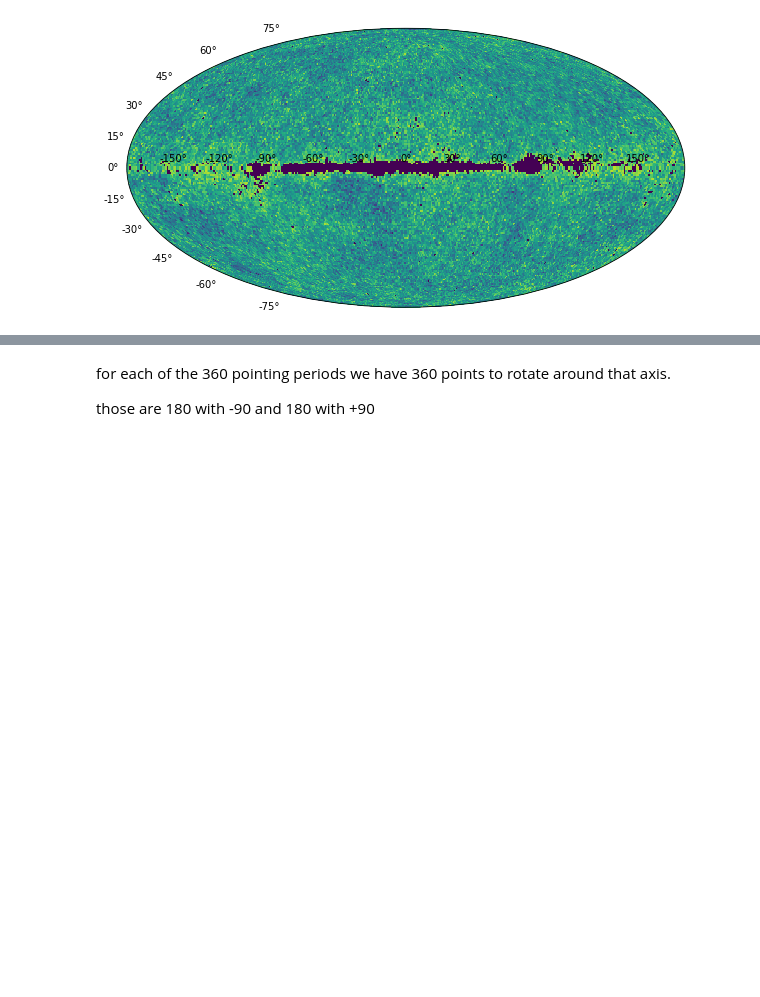
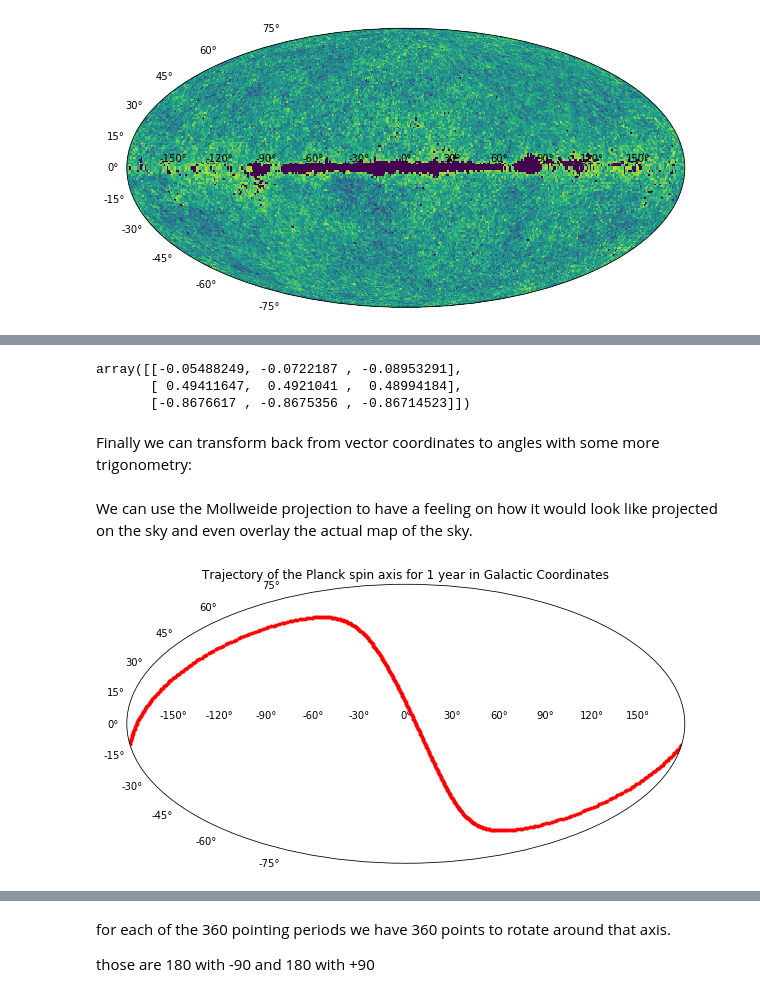
Before and after one commit to words-sdsc/edX, a Jupyter notebook: astro_example.ipynb, the cells around one changed output, grey strips where cells are left out. Cells and saved outputs as stored; diff of their text form; code cells hidden in the pictures; blank space fills up the shorter version.

Commit message:
finished spin axis

```diff
--- a/astro_example.ipynb
+++ b/astro_example.ipynb
@@ -319,2 +363,0 @@ ecliptic_to_galactic = np.array([  [-0.054882486, -0.993821033, -0.096476249],
-# %%
-n_points_eclipctic = 360
@@ -320,0 +366,4 @@ n_points_eclipctic = 360
+# %%
+spin_axis_vector_ecliptic = np.zeros([3, n_points_eclipctic])
+spin_axis_vector_ecliptic[0, :] = np.cos(np.radians(spin_axis_longitude_ecliptic))
+spin_axis_vector_ecliptic[1, :] = np.sin(np.radians(spin_axis_longitude_ecliptic))
@@ -320,0 +380,23 @@ n_points_eclipctic = 360
+# %%
+spin_axis_vector_galactic = ecliptic_to_galactic_rotation_matrix.dot(spin_axis_vector_ecliptic)
+# %%
+spin_axis_vector_galactic[:, :3]
+# %% [output]
+array([[-0.05488249, -0.0722187 , -0.08953291],
+       [ 0.49411647,  0.4921041 ,  0.48994184],
+       [-0.8676617 , -0.8675356 , -0.86714523]])
+# %% [markdown]
+Finally we can transform back from vector coordinates to angles with some more trigonometry:
+# %%
+spin_axis_latitude_galactic = np.degrees(np.pi/2 - np.arccos(spin_axis_vector_galactic[2]) )
+spin_axis_longitude_galactic = np.degrees(np.arctan2(spin_axis_vector_galactic[1], spin_axis_vector_galactic[0]))
+# %% [markdown]
+We can use the Mollweide projection to have a feeling on how it would look like projected on the sky and even overlay the actual map of the sky.
+# %%
+fig = plt.figure(figsize=(10,20))
+
+ax = fig.add_subplot(111, projection="mollweide")
+plt.plot(np.radians(spin_axis_longitude_galactic), np.radians(spin_axis_latitude_galactic), '.', color="red")
+plt.title("Trajectory of the Planck spin axis for 1 year in Galactic Coordinates");
+# %% [output]
+[figure, added]
```
Also changed, not shown: parts of 22 cells of this notebook.
